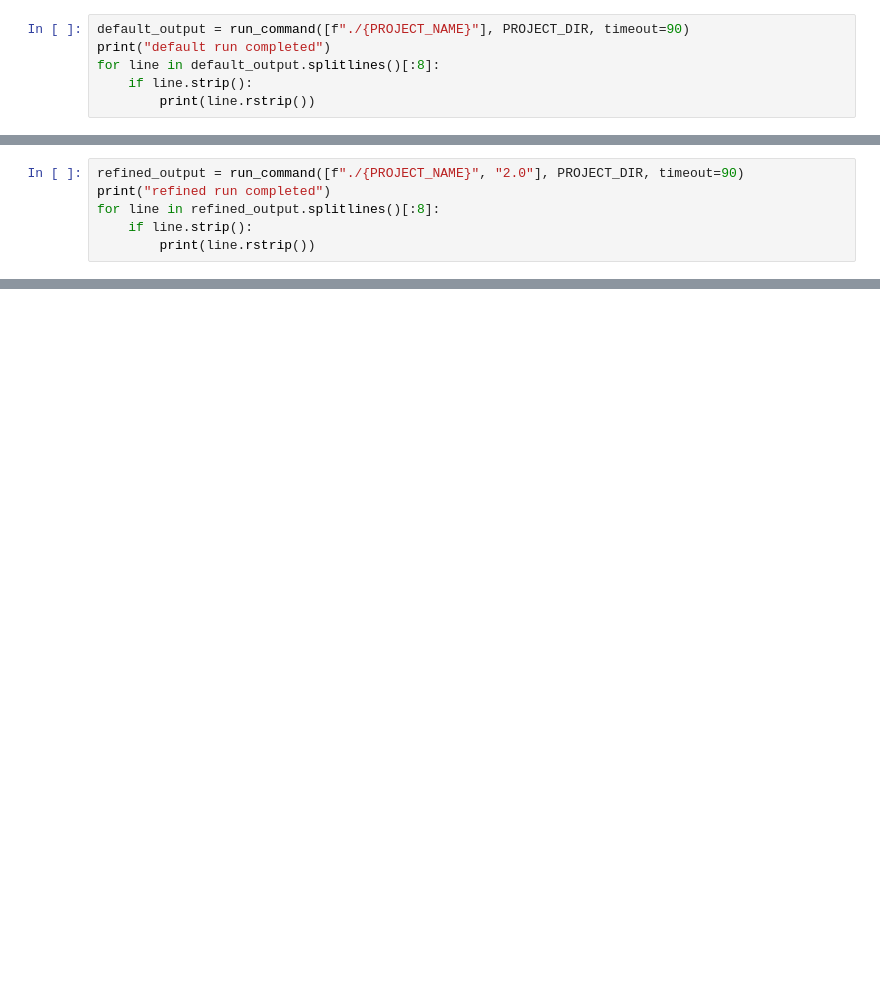
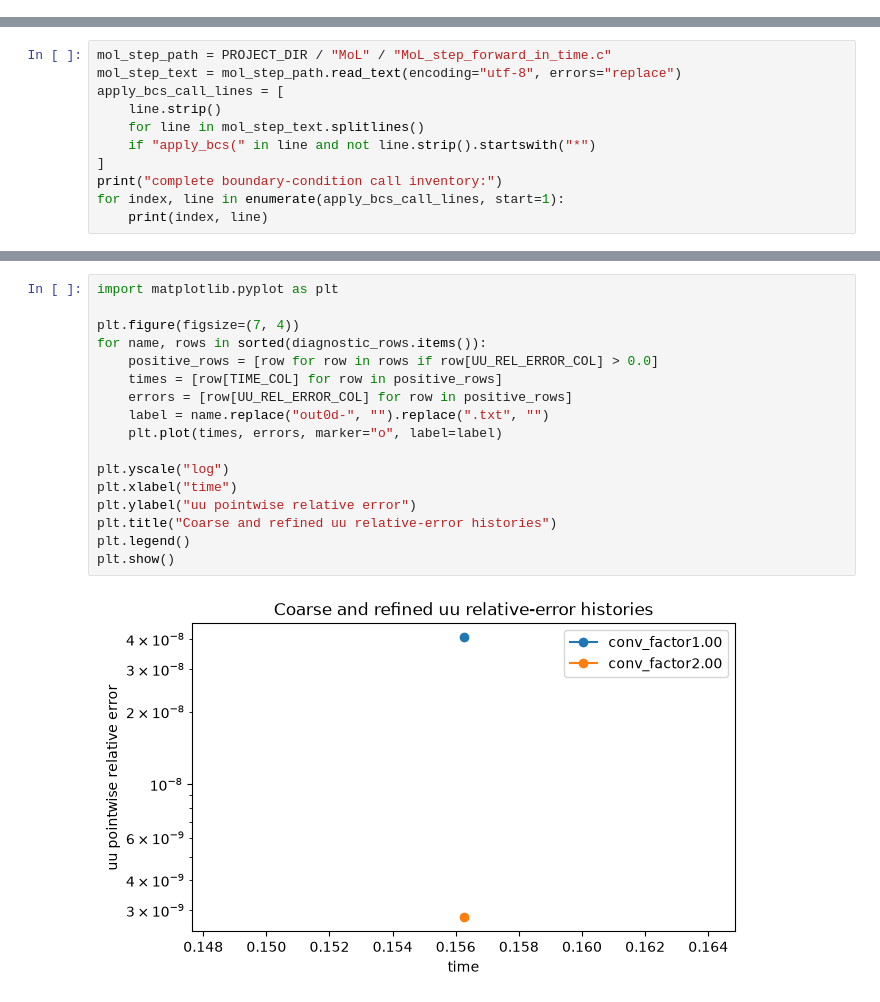
Before and after one commit to nrpy/tutorial, a Jupyter notebook: 2-numerical_methods/boundary_conditions_and_convergence.ipynb, the cells around one changed output, grey strips where cells are left out. Cells and saved outputs as stored; diff of their text form; blank space fills up the shorter version.

```diff
--- a/2-numerical_methods/boundary_conditions_and_convergence.ipynb
+++ b/2-numerical_methods/boundary_conditions_and_convergence.ipynb
@@ -277,6 +0,0 @@ The default run supplies the coarse diagnostic comparison.
-# %%
-default_output = run_command([f"./{PROJECT_NAME}"], PROJECT_DIR, timeout=90)
-print("default run completed")
-for line in default_output.splitlines()[:8]:
-    if line.strip():
-        print(line.rstrip())
@@ -290,6 +0,0 @@ The convergence-factor run uses the same executable with a refined grid.
-# %%
-refined_output = run_command([f"./{PROJECT_NAME}", "2.0"], PROJECT_DIR, timeout=90)
-print("refined run completed")
-for line in refined_output.splitlines()[:8]:
-    if line.strip():
-        print(line.rstrip())
@@ -490,0 +381,11 @@ point to the line in `apply_bcs.c` that fills a ghost-zone face.
+# %%
+mol_step_path = PROJECT_DIR / "MoL" / "MoL_step_forward_in_time.c"
+mol_step_text = mol_step_path.read_text(encoding="utf-8", errors="replace")
+apply_bcs_call_lines = [
+    line.strip()
+    for line in mol_step_text.splitlines()
+    if "apply_bcs(" in line and not line.strip().startswith("*")
+]
+print("complete boundary-condition call inventory:")
+for index, line in enumerate(apply_bcs_call_lines, start=1):
+    print(index, line)
@@ -490,0 +605,19 @@ point to the line in `apply_bcs.c` that fills a ghost-zone face.
+# %%
+import matplotlib.pyplot as plt
+
+plt.figure(figsize=(7, 4))
+for name, rows in sorted(diagnostic_rows.items()):
+    positive_rows = [row for row in rows if row[UU_REL_ERROR_COL] > 0.0]
+    times = [row[TIME_COL] for row in positive_rows]
+    errors = [row[UU_REL_ERROR_COL] for row in positive_rows]
+    label = name.replace("out0d-", "").replace(".txt", "")
+    plt.plot(times, errors, marker="o", label=label)
+
+plt.yscale("log")
+plt.xlabel("time")
+plt.ylabel("uu pointwise relative error")
+plt.title("Coarse and refined uu relative-error histories")
+plt.legend()
+plt.show()
+# %% [output]
+[figure, added]
```
Also changed, not shown: parts of 60 cells of this notebook, 4 other files.
